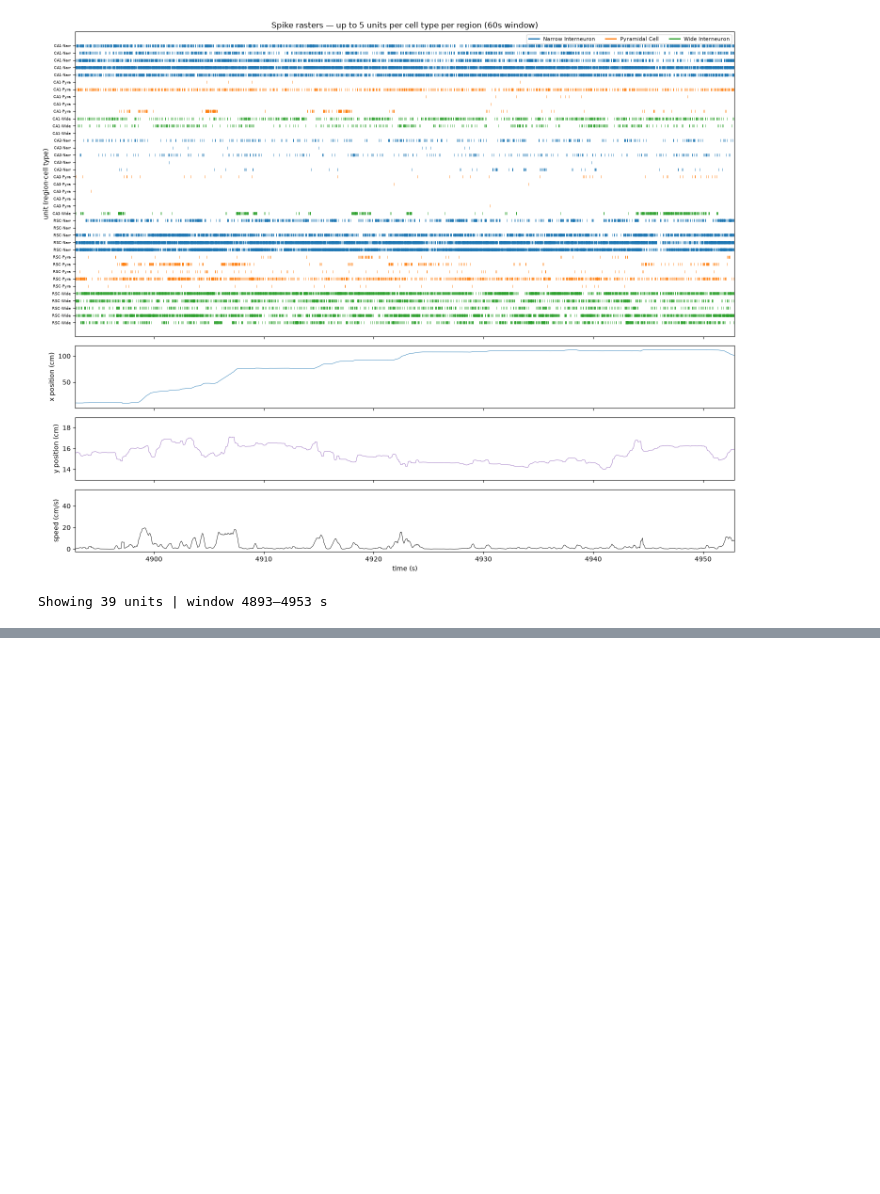
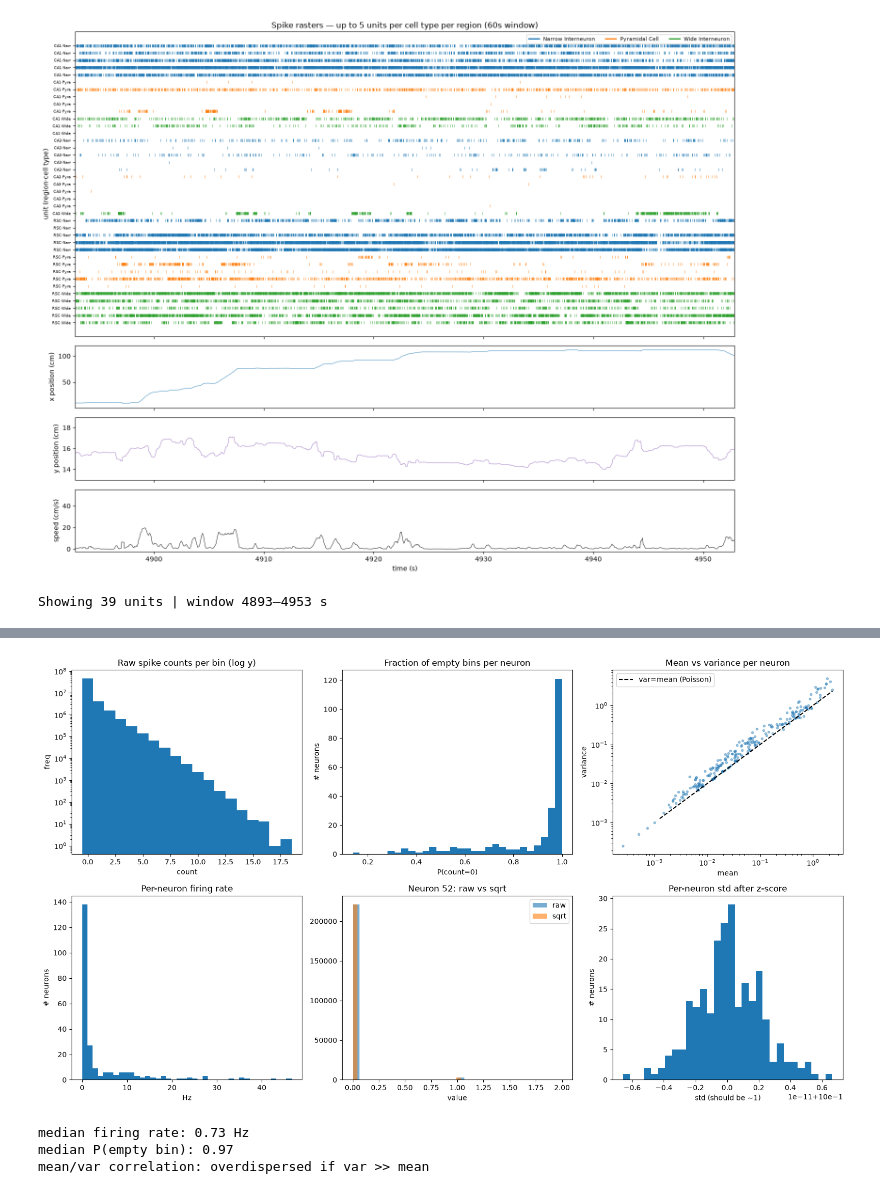
Before and after one commit to AngCamp/CumulantDynamicsGuiltByAssociation, a Jupyter notebook: test_GonzalezHpSpatialNavTask_dandiset.ipynb, the cells around one changed output, grey strips where cells are left out. Saved outputs shown, nothing was run; the diff lists cells and outputs as text; code cells hidden in the pictures; blank space fills up the shorter version.

```diff
--- a/test_GonzalezHpSpatialNavTask_dandiset.ipynb
+++ b/test_GonzalezHpSpatialNavTask_dandiset.ipynb
@@ -409,0 +652,52 @@ KeyboardInterrupt:
+# %%
+import numpy as np
+import matplotlib.pyplot as plt
+
+BIN = 0.050
+binned = spike_group.count(BIN)          # TsdFrame [T x N], raw counts
+counts = binned.values.astype(float)     # T bins x N neurons
+firing_rates = counts.mean(0) / BIN      # per-neuron mean rate (Hz)
+
+fig, ax = plt.subplots(2, 3, figsize=(16, 9))
+
+# 1) distribution of raw counts across ALL neurons/bins — is it spiky at 0?
+ax[0,0].hist(counts.ravel(), bins=np.arange(0, counts.max()+2)-0.5, log=True)
+ax[0,0].set(title="Raw spike counts per bin (log y)", xlabel="count", ylabel="freq")
+
+# 2) sparsity: fraction of bins that are ZERO, per neuron
+frac_zero = (counts == 0).mean(0)
+ax[0,1].hist(frac_zero, bins=30)
+ax[0,1].set(title="Fraction of empty bins per neuron", xlabel="P(count=0)", ylabel="# neurons")
+
+# 3) mean vs variance per neuron — Poisson sits on y=x; Gaussian wants flat
+unit_mean = counts.mean(0); unit_var = counts.var(0)
+ax[0,2].loglog(unit_mean, unit_var, ".", alpha=0.4)
+lims = [unit_mean.min()+1e-3, unit_mean.max()]
+ax[0,2].plot(lims, lims, "k--", label="var=mean (Poisson)")
+ax[0,2].set(title="Mean vs variance per neuron", xlabel="mean", ylabel="variance"); ax[0,2].legend()
+
+# 4) per-neuron firing-rate spread — how heterogeneous are the scales?
+ax[1,0].hist(firing_rates, bins=40)
+ax[1,0].set(title="Per-neuron firing rate", xlabel="Hz", ylabel="# neurons")
+
+# 5) example single-neuron count distribution (a low-rate one) raw vs sqrt
+lo = np.argsort(firing_rates)[len(firing_rates)//4]   # a lowish-rate neuron
+ax[1,1].hist(counts[:, lo], bins=30, alpha=0.6, label="raw")
+ax[1,1].hist(np.sqrt(counts[:, lo]), bins=30, alpha=0.6, label="sqrt")
+ax[1,1].set(title=f"Neuron {lo}: raw vs sqrt", xlabel="value"); ax[1,1].legend()
+
+# 6) does z-scoring equalize scales? std per neuron after z-score should be ~1
+zc = (counts - counts.mean(0)) / np.where(counts.std(0)==0, 1, counts.std(0))
+ax[1,2].hist(zc.std(0), bins=30)
+ax[1,2].set(title="Per-neuron std after z-score", xlabel="std (should be ~1)", ylabel="# neurons")
+
+plt.tight_layout(); plt.show()
+
+print(f"median firing rate: {np.median(firing_rates):.2f} Hz")
+print(f"median P(empty bin): {np.median(frac_zero):.2f}")
+print(f"mean/var correlation: overdispersed if var >> mean")
+# %% [output]
+[figure, added]
+median firing rate: 0.73 Hz
+median P(empty bin): 0.97
+mean/var correlation: overdispersed if var >> mean
```
Also changed, not shown: parts of 8 cells of this notebook.
